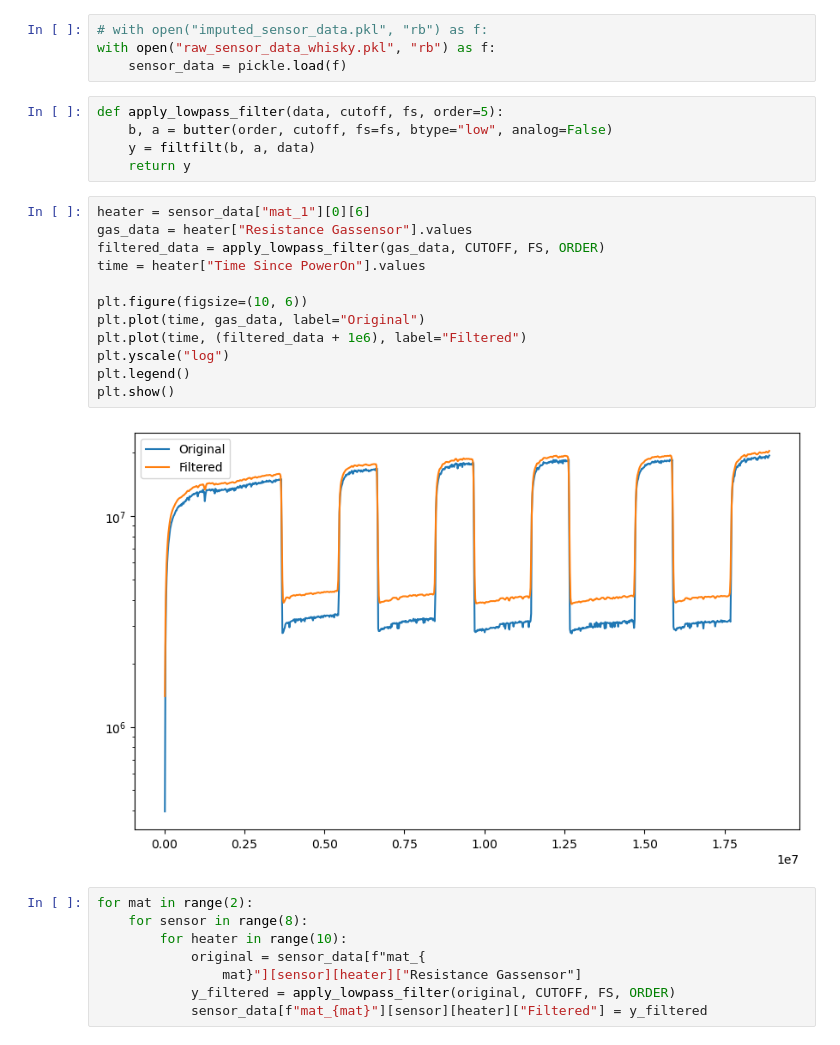
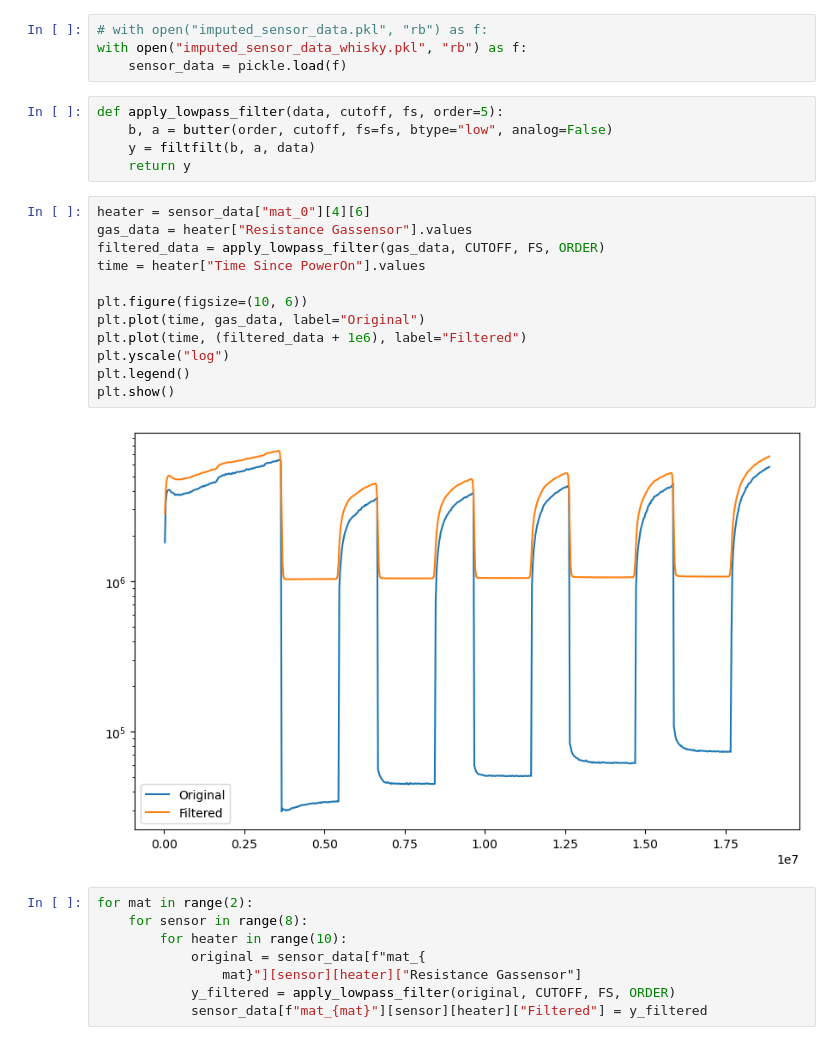
Before and after one commit to ihpar/methanol, a Jupyter notebook: preprocess_lpf.ipynb, the cells around one changed output. Saved outputs shown, nothing was run; the diff lists cells and outputs as text.

```diff
--- a/preprocess_lpf.ipynb
+++ b/preprocess_lpf.ipynb
@@ -9,7 +9,7 @@ FS = 50
 ORDER = 1
 # %%
 # with open("imputed_sensor_data.pkl", "rb") as f:
-with open("raw_sensor_data_whisky.pkl", "rb") as f:
+with open("imputed_sensor_data_whisky.pkl", "rb") as f:
     sensor_data = pickle.load(f)
 # %%
 def apply_lowpass_filter(data, cutoff, fs, order=5):
@@ -17,19 +17,19 @@ def apply_lowpass_filter(data, cutoff, fs, order=5):
     y = filtfilt(b, a, data)
     return y
 # %%
-heater = sensor_data["mat_1"][0][6]
+heater = sensor_data["mat_0"][4][6]
 gas_data = heater["Resistance Gassensor"].values
 filtered_data = apply_lowpass_filter(gas_data, CUTOFF, FS, ORDER)
 time = heater["Time Since PowerOn"].values
 
 plt.figure(figsize=(10, 6))
 plt.plot(time, gas_data, label="Original")
 plt.plot(time, (filtered_data + 1e6), label="Filtered")
 plt.yscale("log")
 plt.legend()
 plt.show()
 # %% [output]
-[figure, old version]
+[figure, new version]
 # %%
 for mat in range(2):
     for sensor in range(8):
```
Also changed, not shown: parts of 1 cell of this notebook, 14 other files.
